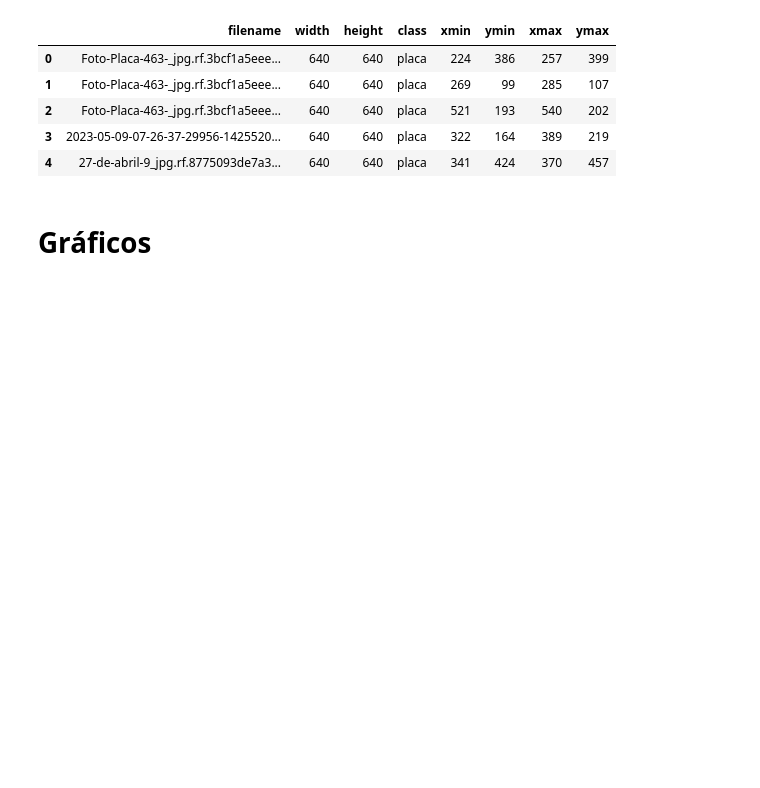
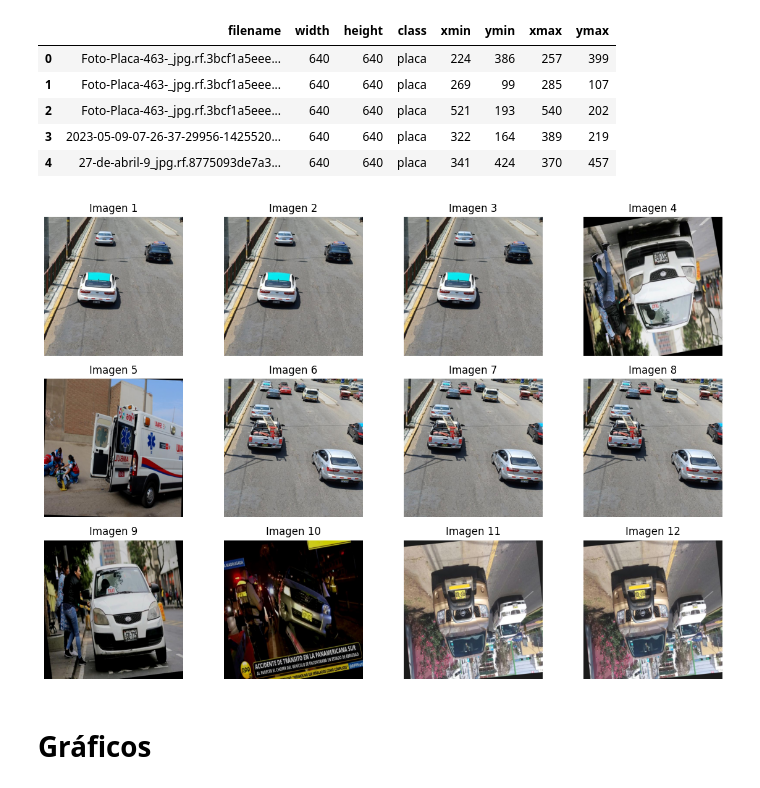
Before and after one commit to MauColab/Autoscan, a Jupyter notebook: ANÁLISIS GEOMÉTRICO.ipynb, the cells around one changed output. Saved outputs shown, nothing was run; the diff lists cells and outputs as text; code cells hidden in the pictures; blank space fills up the shorter version.

Commit message:
Ya se ven las imagenes :D

```diff
--- a/ANÁLISIS GEOMÉTRICO.ipynb
+++ b/ANÁLISIS GEOMÉTRICO.ipynb
@@ -17,3 +19,20 @@ df.head()
 | 2 | Foto-Placa-463-_jpg.rf.3bcf1a5eee... | 640 | 640 | placa | 521 | 193 | 540 | 202 |
 | 3 | 2023-05-09-07-26-37-29956-1425520... | 640 | 640 | placa | 322 | 164 | 389 | 219 |
 | 4 | 27-de-abril-9_jpg.rf.8775093de7a3... | 640 | 640 | placa | 341 | 424 | 370 | 457 |
+# %%
+def img_rgb():
+  img_nor=[]
+  for i in range(50):
+    image_col = 'filename'
+    image_ruta = './Dataset_TP/train'
+    img_name = df[image_col][i] # Imagen por imagen, toma nombre del archivo
+    img_path = os.path.join(image_ruta, img_name) # Unir rutas
+    img = cv.imread(img_path) # Lectura mediante OpenCV
+    if img is not None:
+      img_rgb = cv.cvtColor(img, cv.COLOR_BGR2RGB)
+      img_norm= img_rgb / 255.0 # Imágenes normalizadas para siempre jamás (0-1)
+      img_nor.append(img_norm)
+  return img_nor
+
+# Mostrar las primeras 12 imágenes
+img_out = img_rgb()
@@ -20,3 +46,16 @@ df.head()
+# %%
+imgs = img_rgb()
+
+plt.figure(figsize=(12, 8))
+for i in range(12):
+    plt.subplot(3, 4, i+1)
+    plt.imshow(imgs[i])
+    plt.axis('off')
+    plt.title(f"Imagen {i+1}")
+plt.tight_layout()
+plt.show()
+# %% [output]
+[figure, added]
 # %%
 # Tamaño del DataFrame
 tamaño = df.size
```
Also changed, not shown: parts of 2 cells of this notebook.
